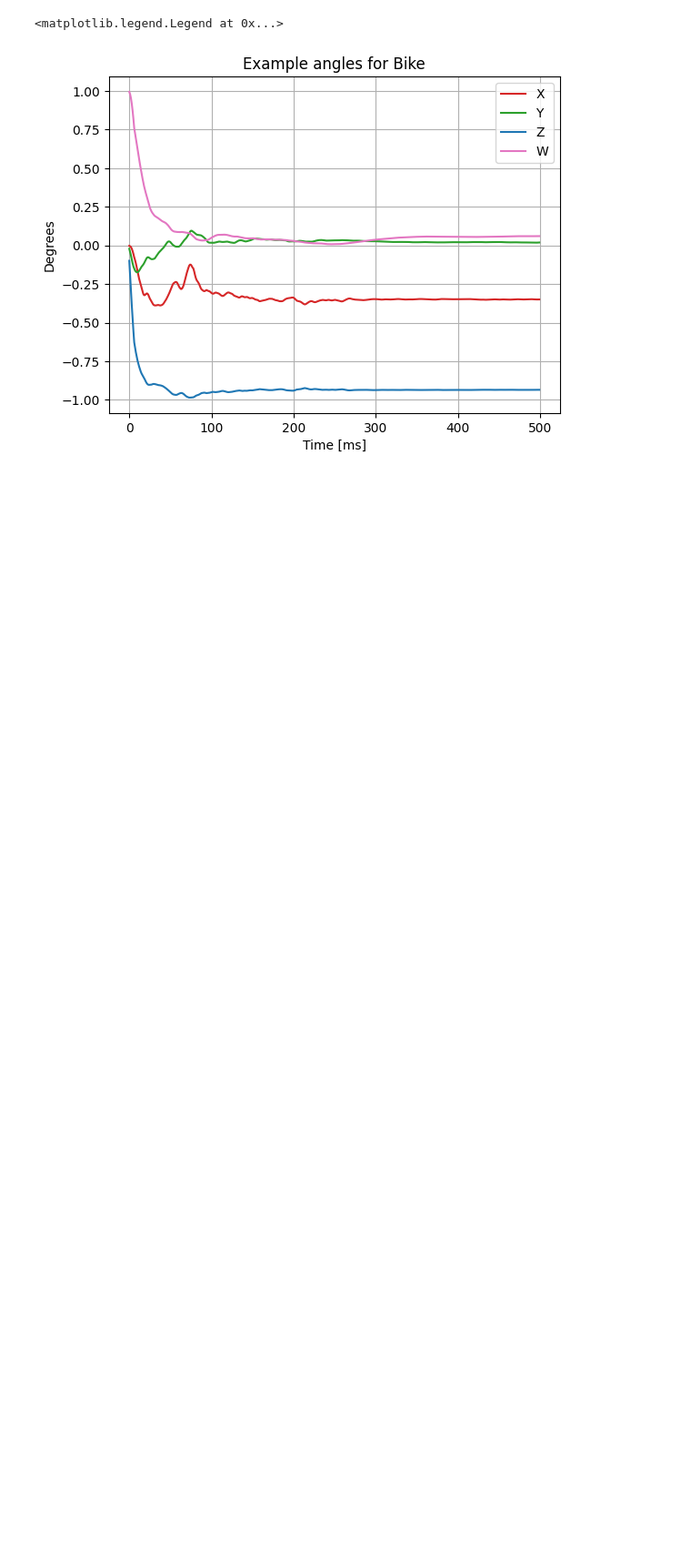
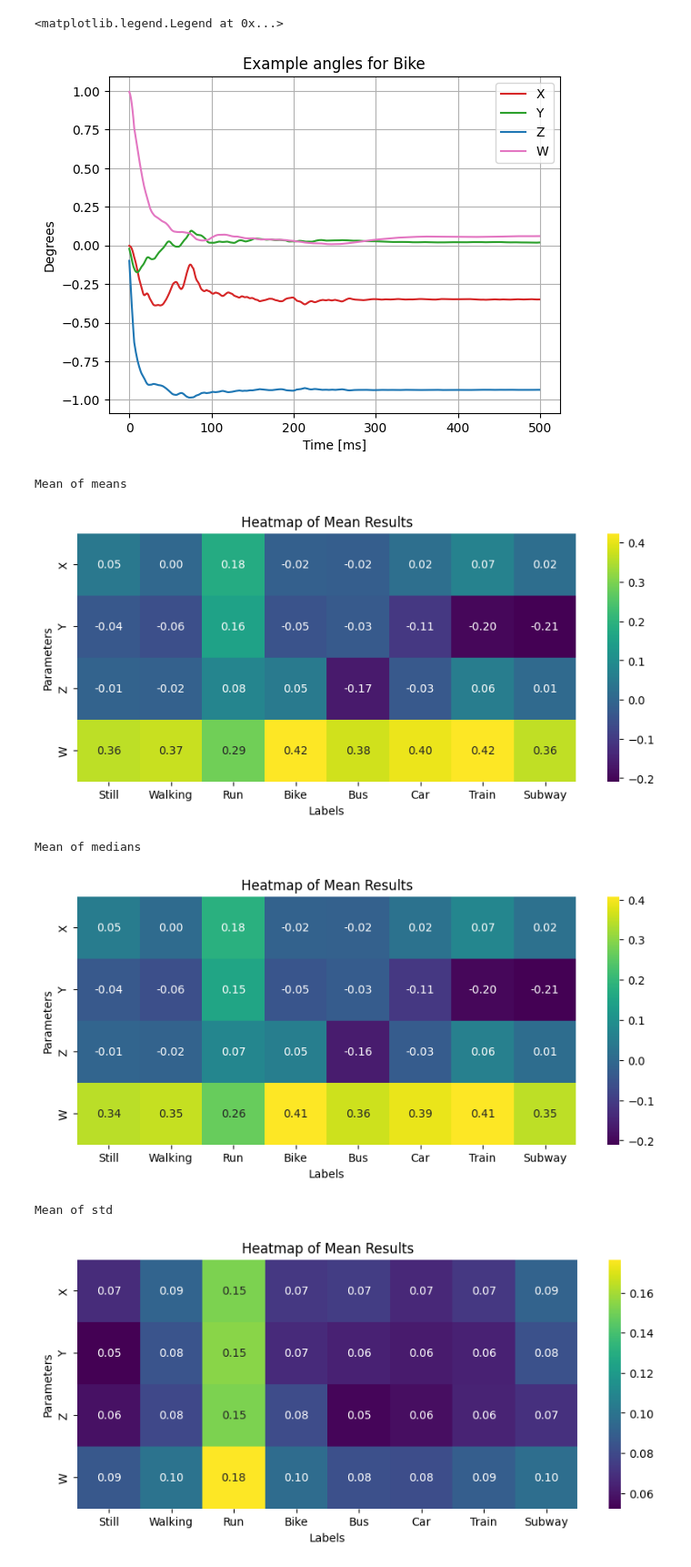
Before and after one commit to pddusza/Sussex_Challange_2025, a Jupyter notebook: sensor_fusion_overview.ipynb, the cells around one changed output. Shown at 91% size. Drawn from its saved outputs; the diff is of its cells as text; code cells hidden in the pictures; blank space fills up the shorter version.

```diff
--- a/sensor_fusion_overview.ipynb
+++ b/sensor_fusion_overview.ipynb
@@ -243,4 +240,22 @@ plt.legend()
 <matplotlib.legend.Legend at 0x...>
 [figure]
 # %%
-results = run_over_dataset(euler_angles)
+results = run_over_dataset(quat_angles)
+# %%
+print("Mean of means")
+heatmap_of(results, np.mean, ["X", "Y", "Z", "W"])
+print("Mean of medians")
+heatmap_of(results, np.median, ["X", "Y", "Z", "W"])
+print("Mean of std")
+heatmap_of(results, np.std, ["X", "Y", "Z", "W"])
+print("Mean of max")
+heatmap_of(results, np.max, ["X", "Y", "Z", "W"])
+print("Mean of min")
+heatmap_of(results, np.min, ["X", "Y", "Z", "W"])
+# %% [output]
+Mean of means
+[figure, added]
+Mean of medians
+[figure, added]
+Mean of std
+[figure, added]
```
Also changed, not shown: parts of 11 cells of this notebook, 1 other file.
